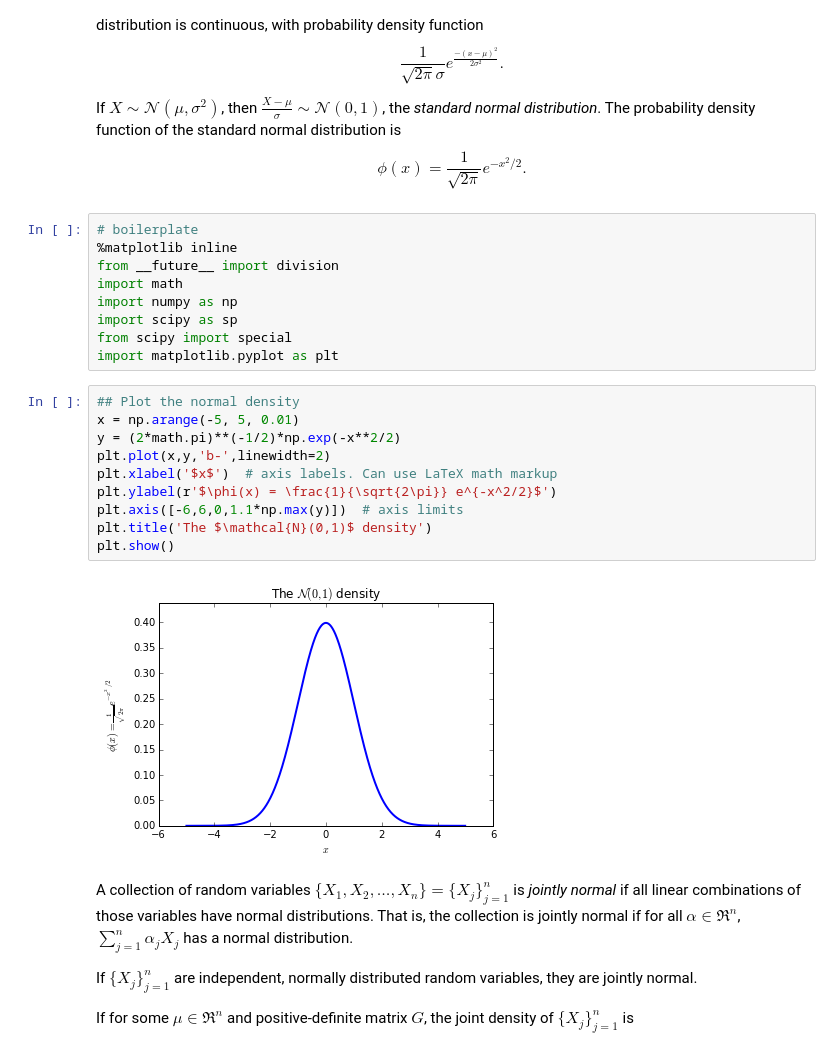
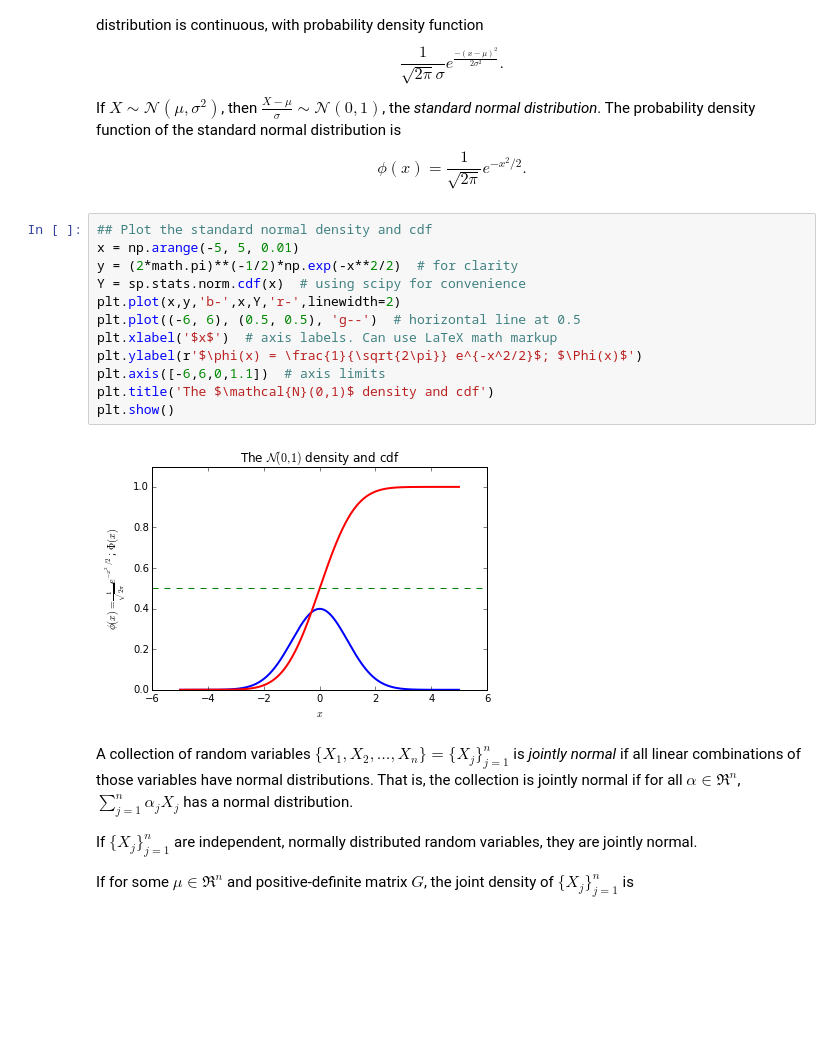
Before and after one commit to pbstark/PhysEng, a Jupyter notebook: rv.ipynb, the cells around one changed output. Cells and saved outputs as stored; diff of their text form; blank space fills up the shorter version.

Commit message:
added plots to rv

```diff
--- a/rv.ipynb
+++ b/rv.ipynb
@@ -334,27 +364,20 @@ The probability density function of the standard normal distribution is
 $$
 \phi(x) = \frac{1}{\sqrt{2\pi}} e^ {-x^2/2}.
 $$
-# %%
-# boilerplate
-%matplotlib inline
-from __future__ import division
-import math
-import numpy as np
-import scipy as sp
-from scipy import special
-import matplotlib.pyplot as plt
 # %%
-## Plot the normal density
+## Plot the standard normal density and cdf
 x = np.arange(-5, 5, 0.01)
-y = (2*math.pi)**(-1/2)*np.exp(-x**2/2)
-plt.plot(x,y,'b-',linewidth=2)
+y = (2*math.pi)**(-1/2)*np.exp(-x**2/2)  # for clarity
+Y = sp.stats.norm.cdf(x)  # using scipy for convenience
+plt.plot(x,y,'b-',x,Y,'r-',linewidth=2)
+plt.plot((-6, 6), (0.5, 0.5), 'g--')  # horizontal line at 0.5
 plt.xlabel('$x$')  # axis labels. Can use LaTeX math markup
-plt.ylabel(r'$\phi(x) = \frac{1}{\sqrt{2\pi}} e^{-x^2/2}$')
-plt.axis([-6,6,0,1.1*np.max(y)])  # axis limits
-plt.title('The $\mathcal{N}(0,1)$ density')
+plt.ylabel(r'$\phi(x) = \frac{1}{\sqrt{2\pi}} e^{-x^2/2}$; $\Phi(x)$')
+plt.axis([-6,6,0,1.1])  # axis limits
+plt.title('The $\mathcal{N}(0,1)$ density and cdf')
 plt.show()
 # %% [output]
-[figure, old version]
+[figure, new version]
 # %% [markdown]
 A collection of random variables $\{ X_1, X_2, \ldots, X_n\} = \{X_j\}_{j=1}^n$ is _jointly normal_
 if all linear combinations of those variables have normal distributions.
```
Also changed, not shown: parts of 3 cells of this notebook.
